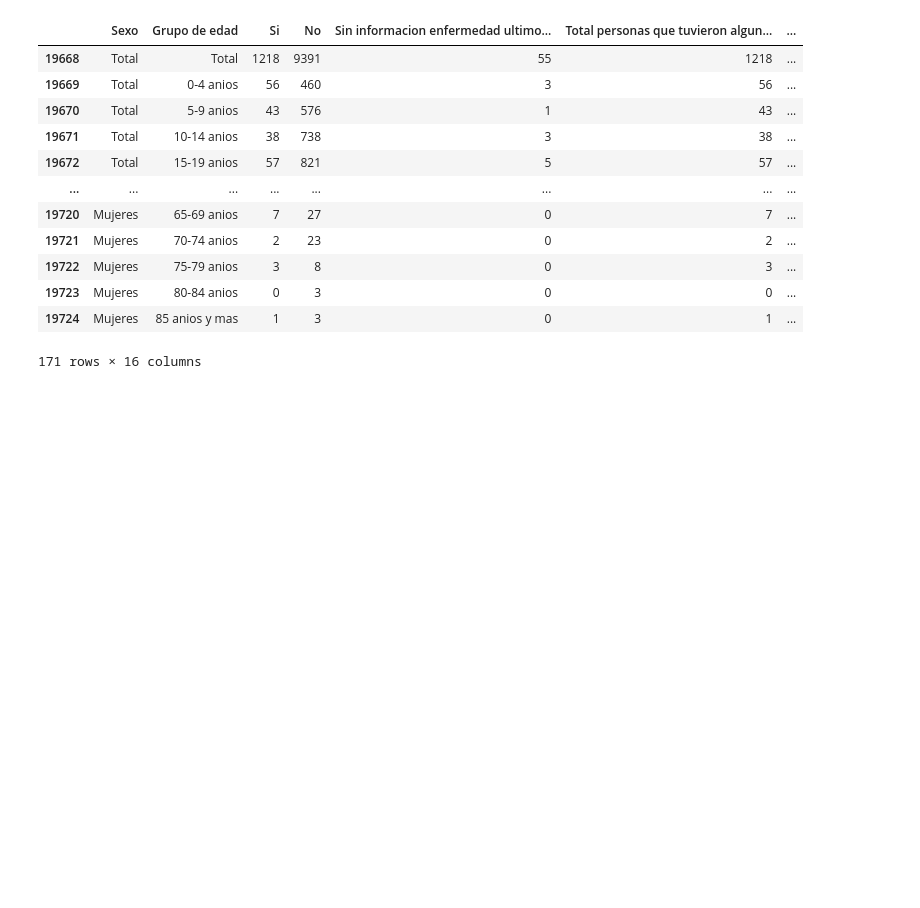
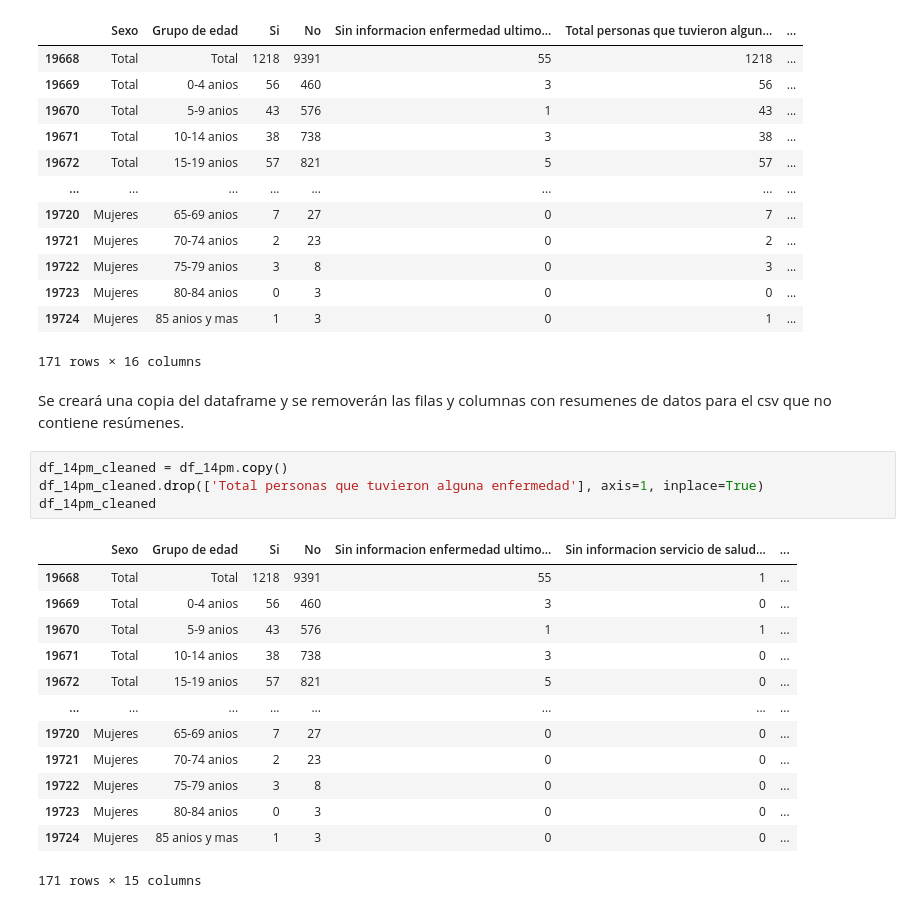
Before and after one commit to Schiavi13/Censo-Viterbo-Caldas-2018, a Jupyter notebook: source_to_csv_14pm.ipynb, the cells around one changed output. Cells and saved outputs as stored; diff of their text form; blank space fills up the shorter version.

Commit message:
Actualiza procesamiento de hoja 14PM retornando csv con y sin totales

```diff
--- a/source_to_csv_14pm.ipynb
+++ b/source_to_csv_14pm.ipynb
@@ -234,3 +236,23 @@ df_14pm
 | 19723 | Mujeres | 80-84 anios | 0 | 3 | 0 | 0 | ... |
 | 19724 | Mujeres | 85 anios y mas | 1 | 3 | 0 | 1 | ... |
 171 rows × 16 columns
+# %% [markdown]
+Se creará una copia del dataframe y se removerán las filas y columnas con resumenes de datos para el csv que no contiene resúmenes.
+# %%
+df_14pm_cleaned = df_14pm.copy()
+df_14pm_cleaned.drop(['Total personas que tuvieron alguna enfermedad'], axis=1, inplace=True)
+df_14pm_cleaned
+# %% [output]
+|  | Sexo | Grupo de edad | Si | No | Sin informacion enfermedad ultimo... | Sin informacion servicio de salud... | ... |
+| 19668 | Total | Total | 1218 | 9391 | 55 | 1 | ... |
+| 19669 | Total | 0-4 anios | 56 | 460 | 3 | 0 | ... |
+| 19670 | Total | 5-9 anios | 43 | 576 | 1 | 1 | ... |
+| 19671 | Total | 10-14 anios | 38 | 738 | 3 | 0 | ... |
+| 19672 | Total | 15-19 anios | 57 | 821 | 5 | 0 | ... |
+| ... | ... | ... | ... | ... | ... | ... | ... |
+| 19720 | Mujeres | 65-69 anios | 7 | 27 | 0 | 0 | ... |
+| 19721 | Mujeres | 70-74 anios | 2 | 23 | 0 | 0 | ... |
+| 19722 | Mujeres | 75-79 anios | 3 | 8 | 0 | 0 | ... |
+| 19723 | Mujeres | 80-84 anios | 0 | 3 | 0 | 0 | ... |
+| 19724 | Mujeres | 85 anios y mas | 1 | 3 | 0 | 0 | ... |
+171 rows × 15 columns
```
Also changed, not shown: parts of 4 cells of this notebook.
